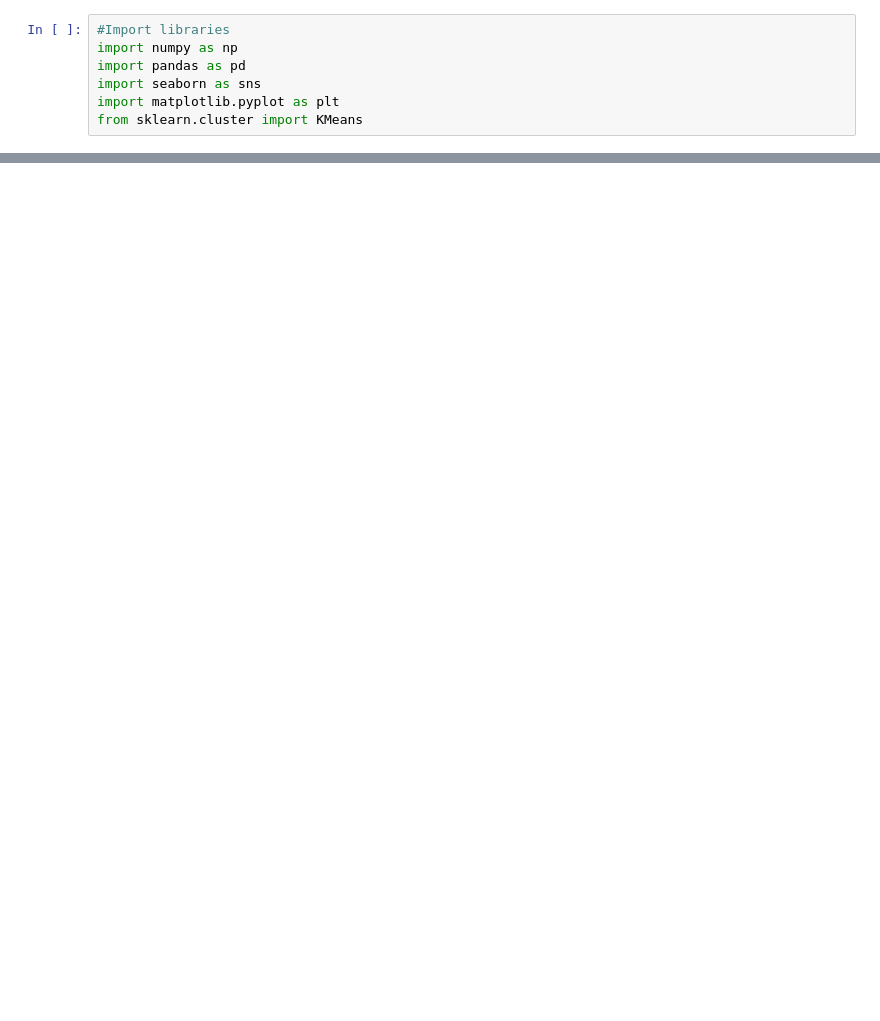
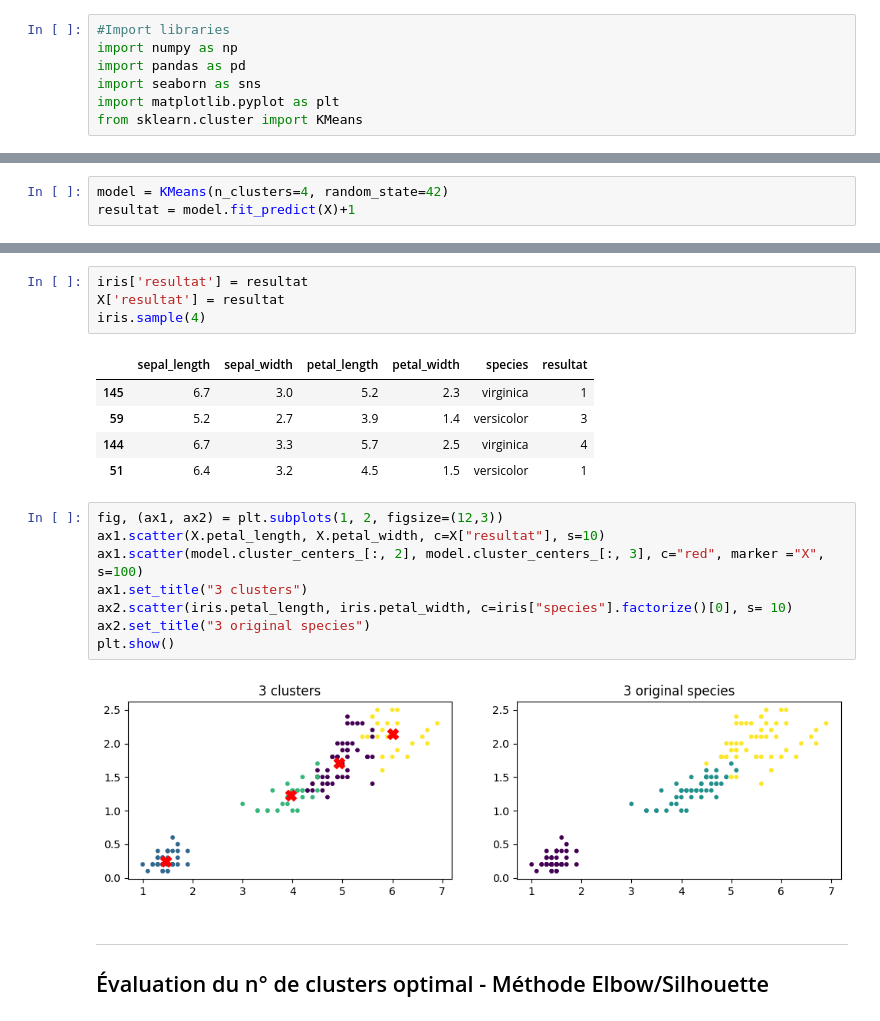
Before and after one commit to One-Up-Dev/Wild-Code-School, a Jupyter notebook: machine-learning/Clustering-K-means.ipynb, the cells around one changed output, grey strips where cells are left out. Saved outputs shown, nothing was run; the diff lists cells and outputs as text; blank space fills up the shorter version.

```diff
--- a/machine-learning/Clustering-K-means.ipynb
+++ b/machine-learning/Clustering-K-means.ipynb
@@ -92,0 +168,3 @@ iris.sample(5)
+# %%
+model = KMeans(n_clusters=4, random_state=42)
+resultat = model.fit_predict(X)+1
@@ -92,0 +181,23 @@ iris.sample(5)
+# %%
+iris['resultat'] = resultat
+X['resultat'] = resultat
+iris.sample(4)
+# %% [output]
+|  | sepal_length | sepal_width | petal_length | petal_width | species | resultat |
+| 145 | 6.7 | 3.0 | 5.2 | 2.3 | virginica | 1 |
+| 59 | 5.2 | 2.7 | 3.9 | 1.4 | versicolor | 3 |
+| 144 | 6.7 | 3.3 | 5.7 | 2.5 | virginica | 4 |
+| 51 | 6.4 | 3.2 | 4.5 | 1.5 | versicolor | 1 |
+# %%
+fig, (ax1, ax2) = plt.subplots(1, 2, figsize=(12,3))
+ax1.scatter(X.petal_length, X.petal_width, c=X["resultat"], s=10)
+ax1.scatter(model.cluster_centers_[:, 2], model.cluster_centers_[:, 3], c="red", marker ="X", s=100)
+ax1.set_title("3 clusters")
+ax2.scatter(iris.petal_length, iris.petal_width, c=iris["species"].factorize()[0], s= 10)
+ax2.set_title("3 original species")
+plt.show()
+# %% [output]
+[figure, added]
+# %% [markdown]
+---
+## Évaluation du n° de clusters optimal - Méthode Elbow/Silhouette
```
Also changed, not shown: parts of 39 cells of this notebook.
